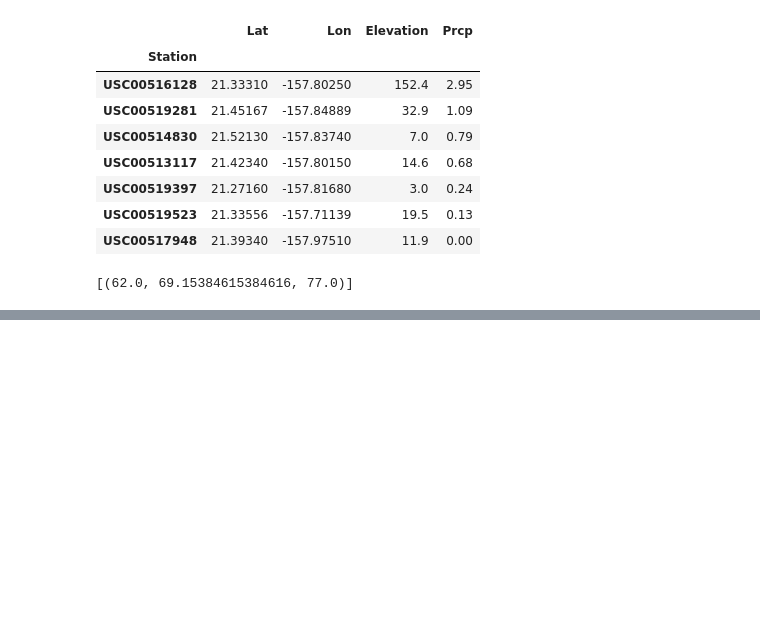
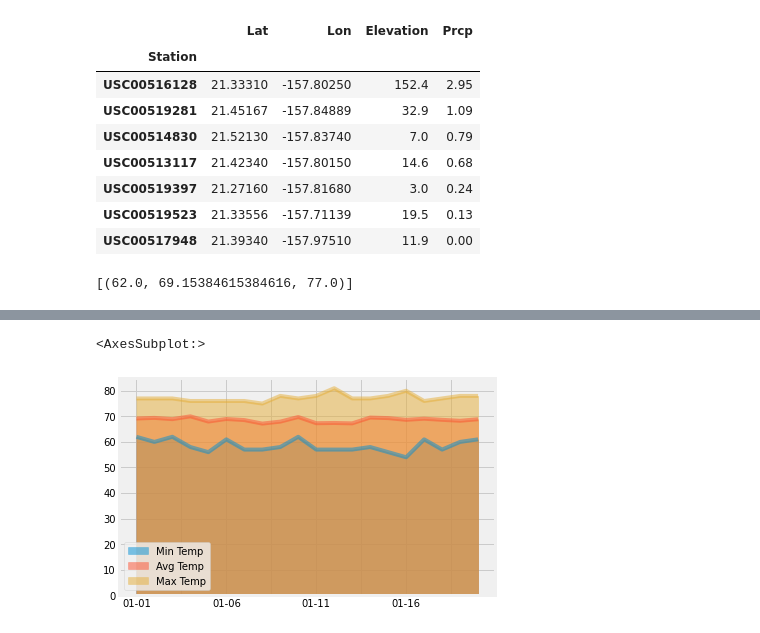
Before and after one commit to CCom20/sqlalchemy-challenge, a Jupyter notebook: climate_starter.ipynb, the cells around one changed output, grey strips where cells are left out. Cells and saved outputs as stored; diff of their text form; code cells hidden in the pictures; blank space fills up the shorter version.

Commit message:
Created dictionary and dataframe for temps

```diff
--- a/climate_starter.ipynb
+++ b/climate_starter.ipynb
@@ -408,3 +408,18 @@ def daily_normals(date):
 daily_normals("01-01")
 # %% [output]
 [(62.0, 69.15384615384616, 77.0)]
+# %%
+# calculate the daily normals for your trip (i.e., '2016-01-01', '2016-01-20')
+# Loop through the list of %m-%d strings and calculate the normals for each date
+
+trip_days = ["01-01", "01-02", "01-03", "01-04", "01-05", "01-06", "01-07", "01-08", "01-09", "01-10", "01-11", "01-12", "01-13", "01-14", "01-15", "01-16", "01-17", "01-18", "01-19", "01-20"]
+daily_norms_list = []
+daily_dict = {}
+
+for date in trip_days:
+    daily_calc = daily_normals(f"{date}")
+    daily_norms_list.append(daily_calc)
+    d_min = daily_calc[0][0]
+    d_avg = daily_calc[0][1]
+    d_max = daily_calc[0][2]
+    daily_dict[f"{date}"] = [d_min, d_avg, d_max]
@@ -410,0 +449,4 @@ daily_normals("01-01")
+# %%
+daily_df = pd.DataFrame(daily_dict).T
+# %%
+daily_df = daily_df.rename(columns={0: "Min Temp", 1: "Avg Temp", 2: "Max Temp"})
@@ -424,2 +482,6 @@ daily_normals("01-01")
 # %%
 # Plot the daily normals as an area plot with `stacked=False`
+daily_df.plot(kind="area", stacked=False)
+# %% [output]
+<AxesSubplot:>
+[figure, added]
```
Also changed, not shown: parts of 4 cells of this notebook.
